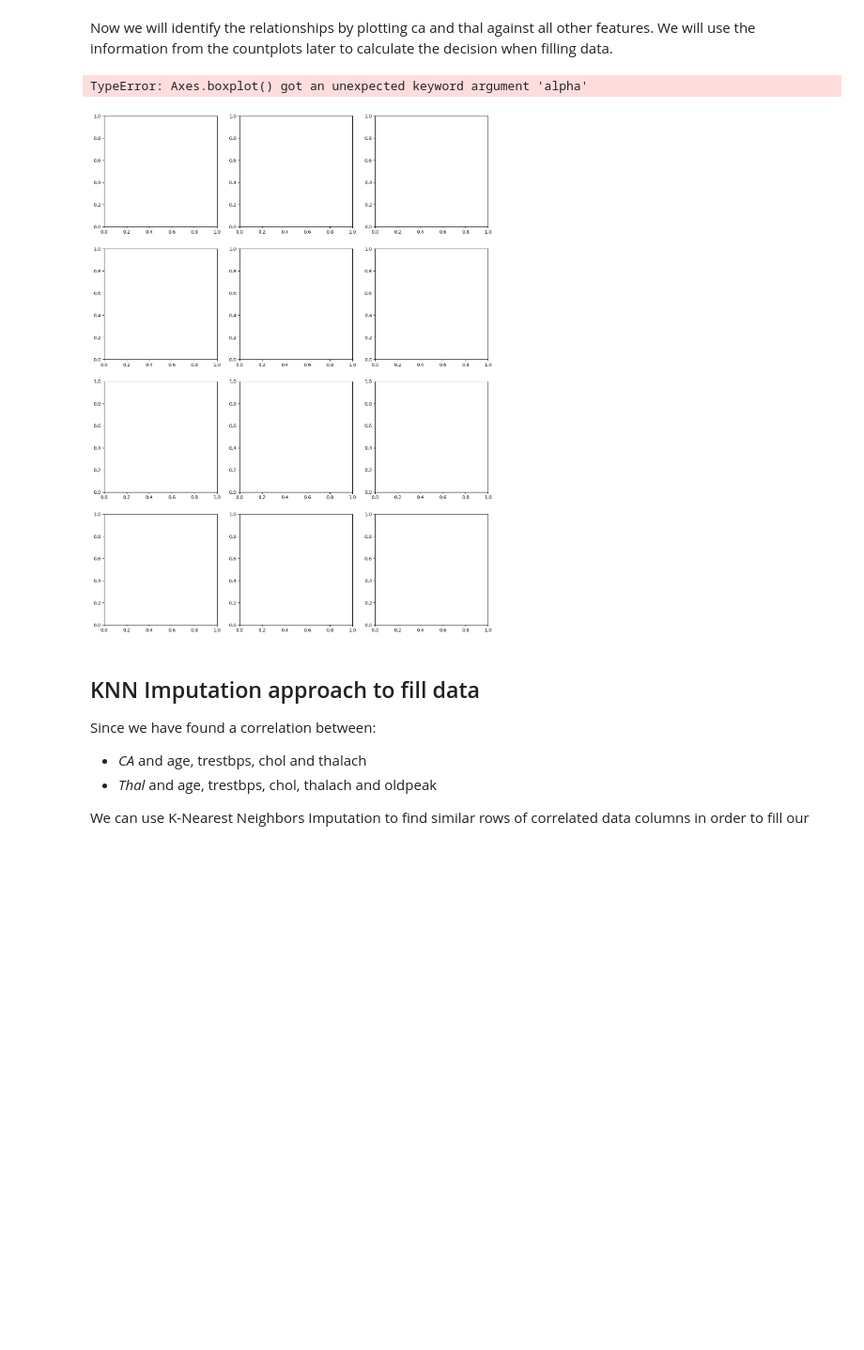
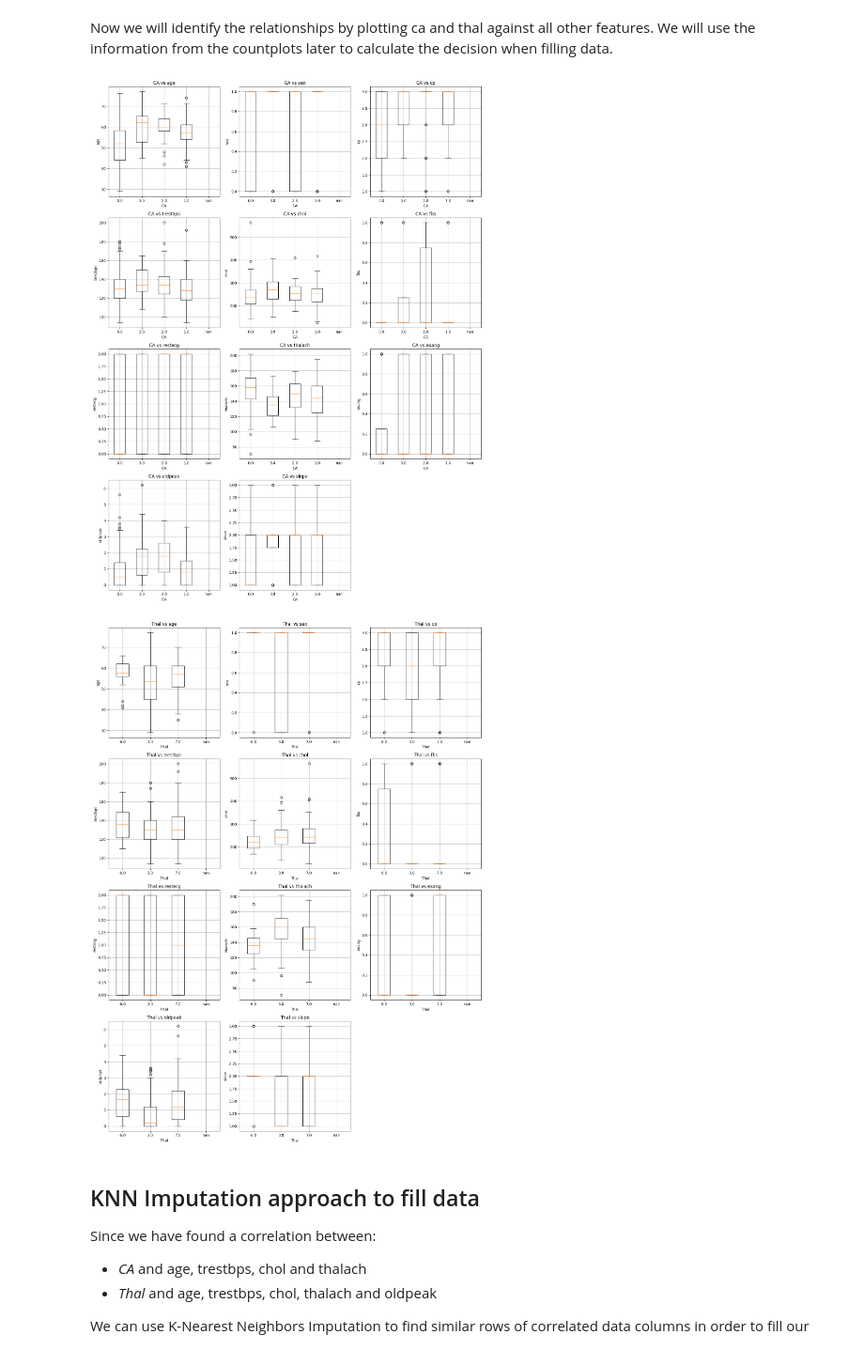
Before and after one commit to 00raymond/aiindustryproject, a Jupyter notebook: notebook.ipynb, the cells around one changed output. Shown at 94% size. Cells and saved outputs as stored; diff of their text form; code cells hidden in the pictures; blank space fills up the shorter version.

```diff
--- a/notebook.ipynb
+++ b/notebook.ipynb
@@ -121,12 +121,11 @@ for i, col in enumerate(cols):
     ax = axes[i]
 
     grouped_data = [X_df.loc[X_df['ca'] == val, col] for val in ca_unique]
-    ax.boxplot(grouped_data, labels=ca_unique)
+    ax.boxplot(grouped_data, tick_labels=ca_unique)
 
     ax.set_title(f'CA vs {col}')
     ax.set_xlabel('CA')
     ax.set_ylabel(col)
-    ax.legend()
     ax.grid(True)
 
 # hide unused subplots
@@ -134,37 +133,37 @@ for i in range(len(cols), len(axes)):
     fig.delaxes(axes[i])
 
 plt.tight_layout()
 plt.show()
 
 # plot Thal against all other columns except CA and Thal
 fig, axes = plt.subplots(rows, cols_per_row, figsize=(15, rows * 5))
 axes = axes.flatten()
 thal_unique = X_df['thal'].unique()
 
 for i, col in enumerate(cols):
     ax = axes[i]
 
     grouped_data = [X_df.loc[X_df['thal'] == val, col] for val in thal_unique]
-    ax.boxplot(grouped_data, labels=thal_unique)
+    ax.boxplot(grouped_data, tick_labels=thal_unique)
 
     ax.set_title(f'Thal vs {col}')
     ax.set_xlabel('Thal')
     ax.set_ylabel(col)
-    ax.legend()
     ax.grid(True)
 
 # Hide unused subplots
 for i in range(len(cols), len(axes)):
     fig.delaxes(axes[i])
 
 plt.tight_layout()
 plt.show()
 
+
 # use box plots because x axis categorical. indicated by the scatter plots being vertical lines.
 # CA vs sex for example, binary vs binary, show fractions for gender, helps understanding connection. maybe apply box plot / histogram
 # %% [output]
-TypeError: Axes.boxplot() got an unexpected keyword argument 'alpha'
-[figure, old version]
+[figure, new version]
+[figure, added]
 # %% [markdown]
 ## KNN Imputation approach to fill data
 Since we have found a correlation between:
```
Also changed, not shown: parts of 1 cell of this notebook.
